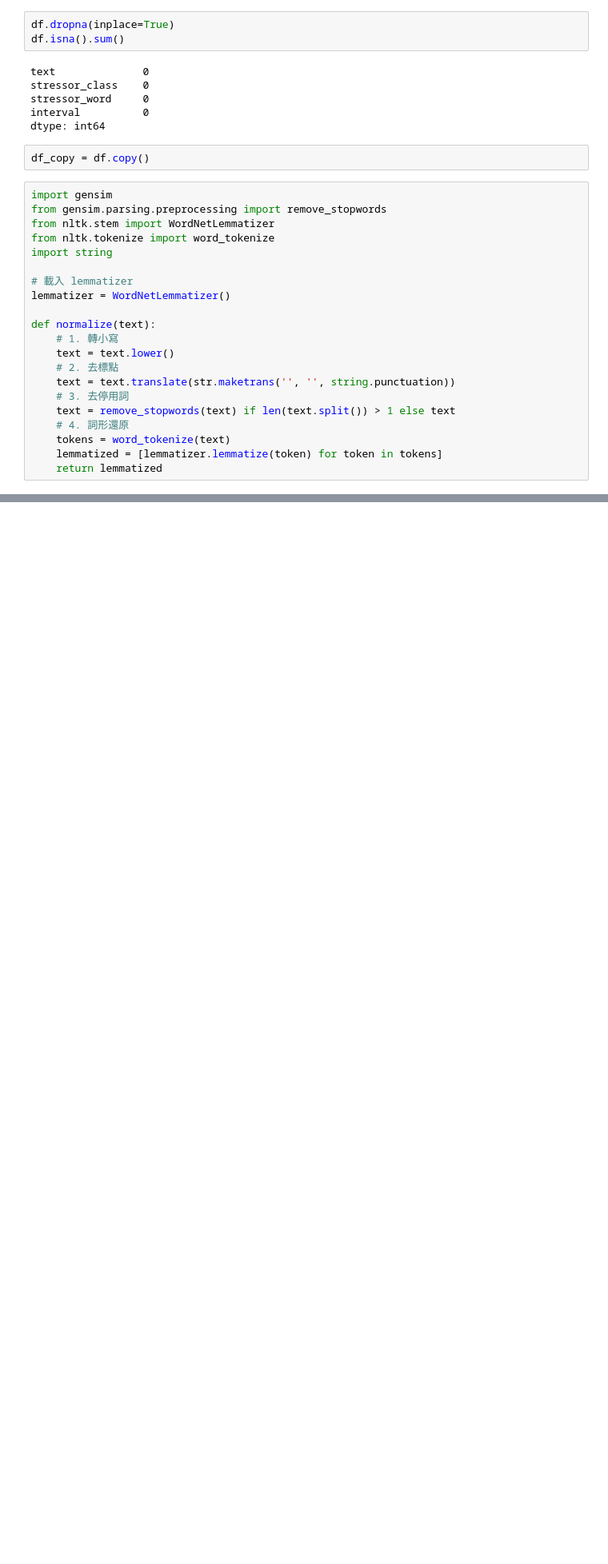
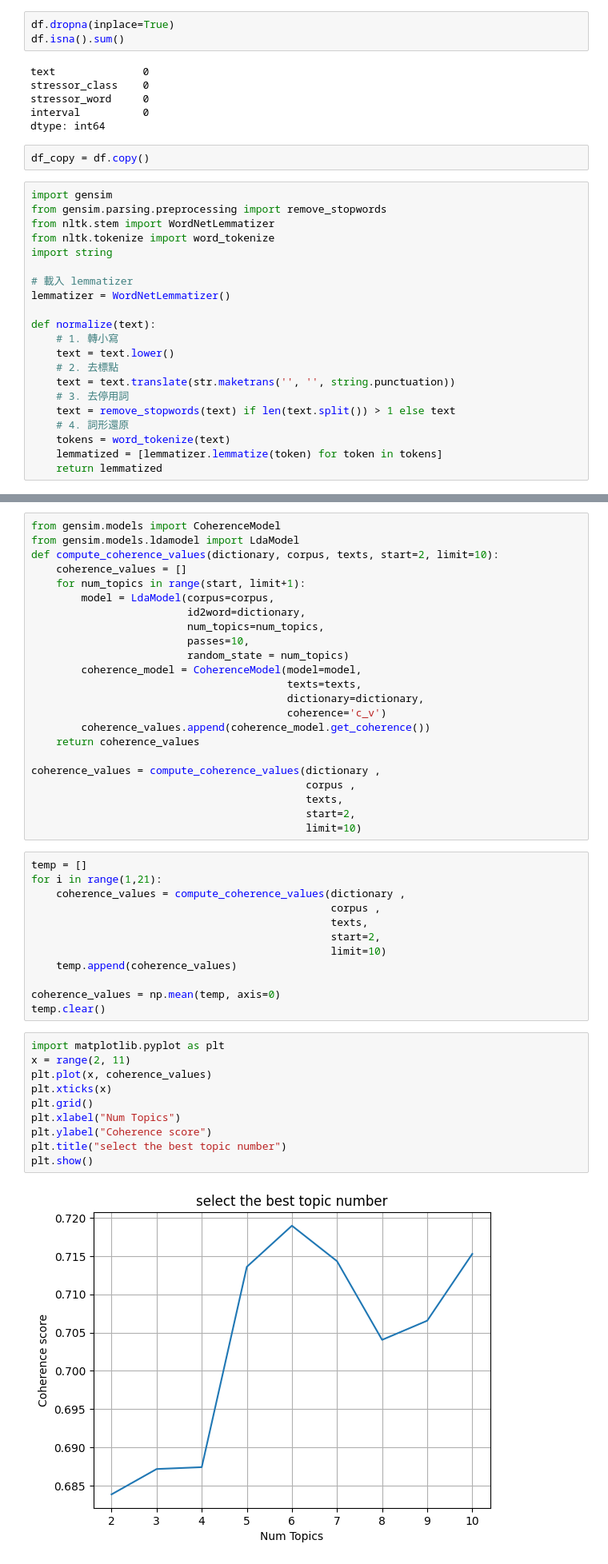
Before and after one commit to Jan-dai/ML, a Jupyter notebook: Mental_Health_Problem/MLearn.ipynb, the cells around one changed output, grey strips where cells are left out. Shown: that part at 80% size. Cells and saved outputs as stored; diff of their text form; blank space fills up the shorter version.

```diff
--- a/Mental_Health_Problem/MLearn.ipynb
+++ b/Mental_Health_Problem/MLearn.ipynb
@@ -311,0 +111,47 @@ Name: count, Length: 109, dtype: int64
+# %%
+from gensim.models import CoherenceModel
+from gensim.models.ldamodel import LdaModel
+def compute_coherence_values(dictionary, corpus, texts, start=2, limit=10):
+    coherence_values = []
+    for num_topics in range(start, limit+1):
+        model = LdaModel(corpus=corpus,
+                         id2word=dictionary,
+                         num_topics=num_topics,
+                         passes=10,
+                         random_state = num_topics)
+        coherence_model = CoherenceModel(model=model,
+                                         texts=texts,
+                                         dictionary=dictionary,
+                                         coherence='c_v')
+        coherence_values.append(coherence_model.get_coherence())
+    return coherence_values
+
+coherence_values = compute_coherence_values(dictionary ,
+                                            corpus ,
+                                            texts,
+                                            start=2,
+                                            limit=10)
+# %%
+temp = []
+for i in range(1,21):
+    coherence_values = compute_coherence_values(dictionary ,
+                                                corpus ,
+                                                texts,
+                                                start=2,
+                                                limit=10)
+    temp.append(coherence_values)
+
+coherence_values = np.mean(temp, axis=0)
+temp.clear()
+# %%
+import matplotlib.pyplot as plt
+x = range(2, 11)
+plt.plot(x, coherence_values)
+plt.xticks(x)
+plt.grid()
+plt.xlabel("Num Topics")
+plt.ylabel("Coherence score")
+plt.title("select the best topic number")
+plt.show()
+# %% [output]
+[figure, added]
```
Also changed, not shown: parts of 45 cells of this notebook.
